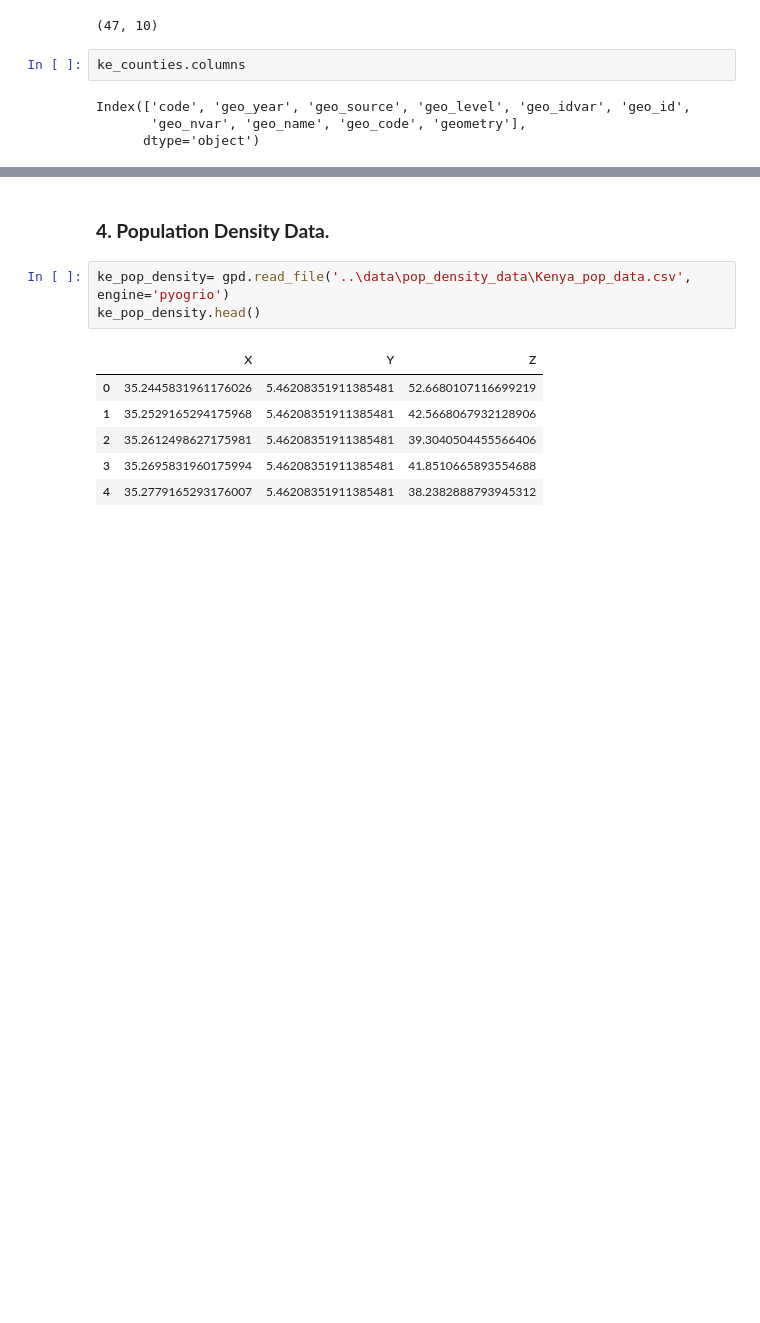
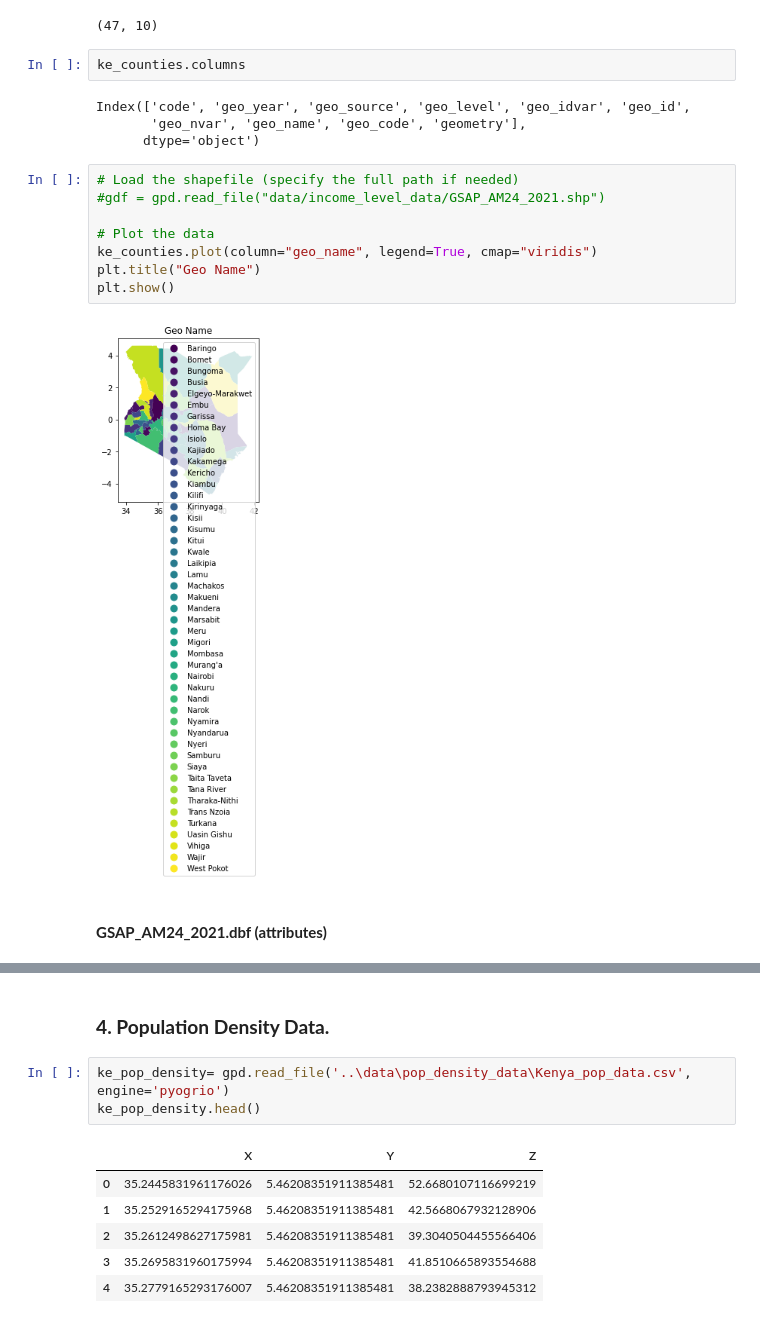
Before and after one commit to DavidGathimbaM/Energy-Access-and-Electrification-planning, a Jupyter notebook: group_workbook/Peter.ipynb, the cells around one changed output, grey strips where cells are left out. Saved outputs shown, nothing was run; the diff lists cells and outputs as text; blank space fills up the shorter version.

```diff
--- a/group_workbook/Peter.ipynb
+++ b/group_workbook/Peter.ipynb
@@ -556,3 +556,15 @@ ke_counties.columns
 Index(['code', 'geo_year', 'geo_source', 'geo_level', 'geo_idvar', 'geo_id',
        'geo_nvar', 'geo_name', 'geo_code', 'geometry'],
       dtype='object')
+# %%
+# Load the shapefile (specify the full path if needed)
+#gdf = gpd.read_file("data/income_level_data/GSAP_AM24_2021.shp")
+
+# Plot the data
+ke_counties.plot(column="geo_name", legend=True, cmap="viridis")
+plt.title("Geo Name")
+plt.show()
+# %% [output]
+[figure, added]
+# %% [markdown]
+#### **GSAP_AM24_2021.dbf (attributes)**
```
Also changed, not shown: parts of 9 cells of this notebook.
